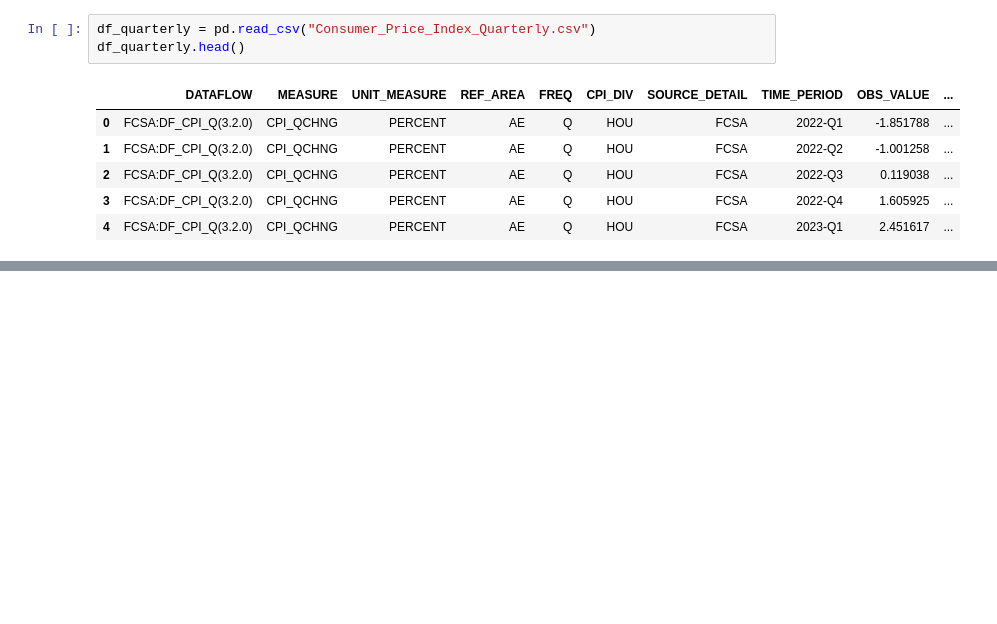
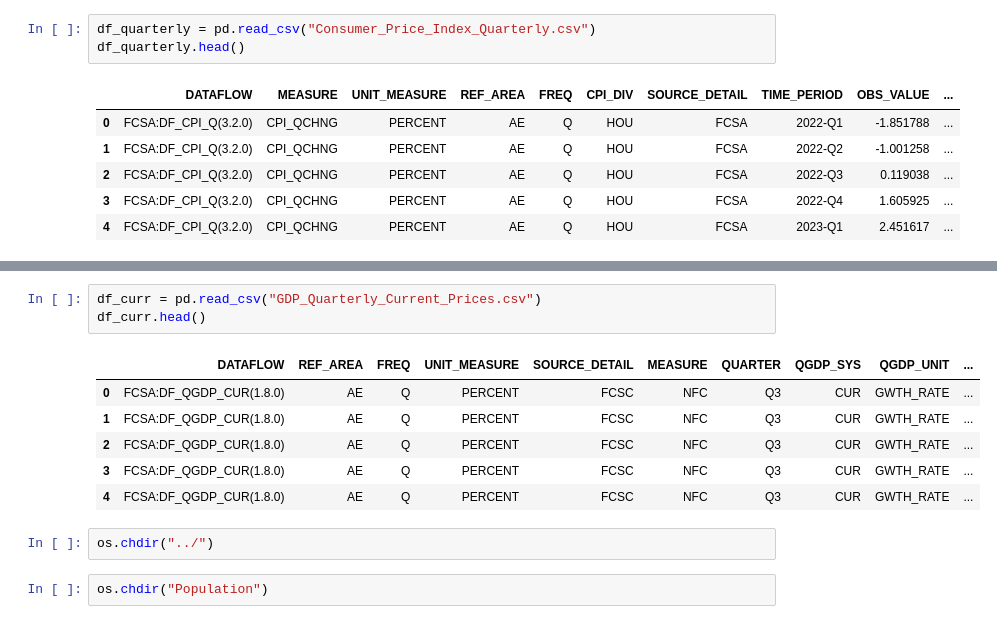
Before and after one commit to BubblyOrca/OCEAN_Desights_AI, a Jupyter notebook: Dubai_Real_Estate/Datasets/Dubai_Real_Estate.ipynb, the cells around one changed output, grey strips where cells are left out. Cells and saved outputs as stored; diff of their text form; blank space fills up the shorter version.

```diff
--- a/Dubai_Real_Estate/Datasets/Dubai_Real_Estate.ipynb
+++ b/Dubai_Real_Estate/Datasets/Dubai_Real_Estate.ipynb
@@ -49,0 +80,14 @@ df_quarterly.head()
+# %%
+df_curr = pd.read_csv("GDP_Quarterly_Current_Prices.csv")
+df_curr.head()
+# %% [output]
+|  | DATAFLOW | REF_AREA | FREQ | UNIT_MEASURE | SOURCE_DETAIL | MEASURE | QUARTER | QGDP_SYS | QGDP_UNIT | ... |
+| 0 | FCSA:DF_QGDP_CUR(1.8.0) | AE | Q | PERCENT | FCSC | NFC | Q3 | CUR | GWTH_RATE | ... |
+| 1 | FCSA:DF_QGDP_CUR(1.8.0) | AE | Q | PERCENT | FCSC | NFC | Q3 | CUR | GWTH_RATE | ... |
+| 2 | FCSA:DF_QGDP_CUR(1.8.0) | AE | Q | PERCENT | FCSC | NFC | Q3 | CUR | GWTH_RATE | ... |
+| 3 | FCSA:DF_QGDP_CUR(1.8.0) | AE | Q | PERCENT | FCSC | NFC | Q3 | CUR | GWTH_RATE | ... |
+| 4 | FCSA:DF_QGDP_CUR(1.8.0) | AE | Q | PERCENT | FCSC | NFC | Q3 | CUR | GWTH_RATE | ... |
+# %%
+os.chdir("../")
+# %%
+os.chdir("Population")
```
Also changed, not shown: parts of 24 cells of this notebook.
